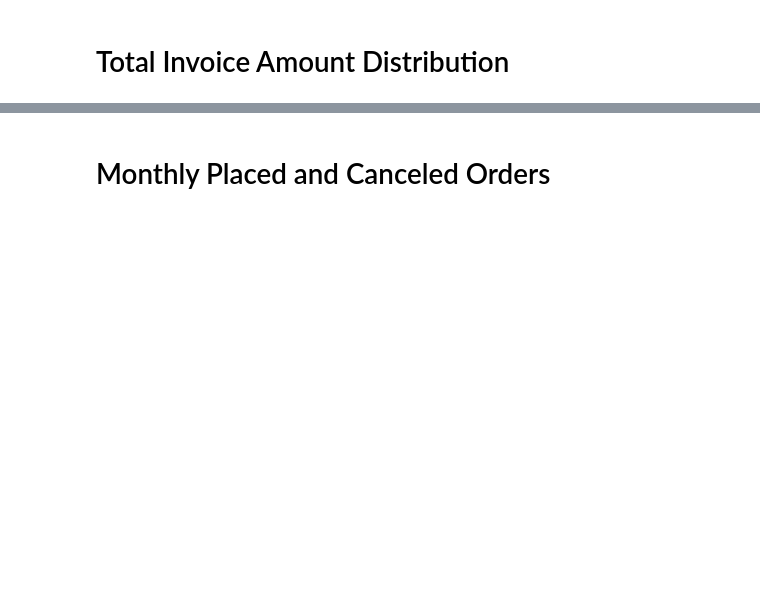
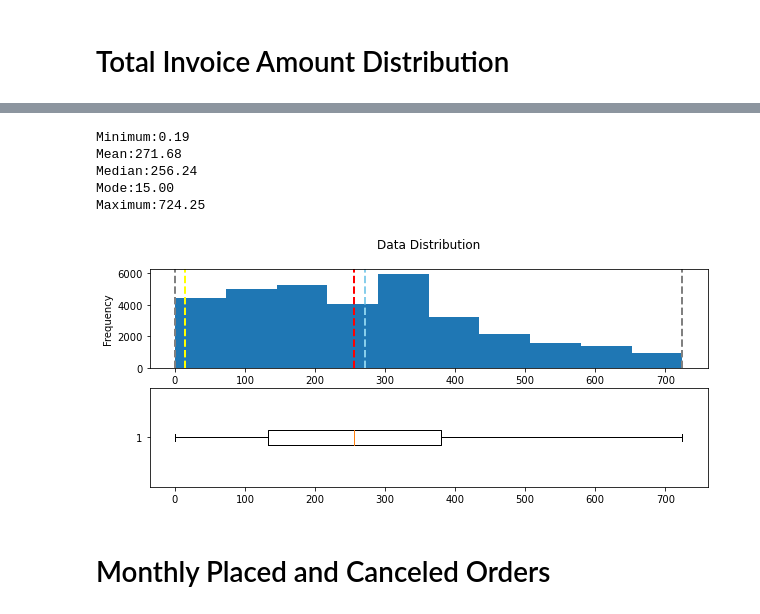
Before and after one commit to jarviscanada/jarvis_data_eng_KantyGakima, a Jupyter notebook: python_data_analytics/retail_data_analytics_wrangling.ipynb, the cells around one changed output, grey strips where cells are left out. Saved outputs shown, nothing was run; the diff lists cells and outputs as text; code cells hidden in the pictures; blank space fills up the shorter version.

```diff
--- a/python_data_analytics/retail_data_analytics_wrangling.ipynb
+++ b/python_data_analytics/retail_data_analytics_wrangling.ipynb
@@ -220,3 +165,17 @@ Maximum:168469.60
+# %%
+#Distribution of the first 85 quantiles
+
+#filter incoice_amount_df to keep the first 85 quantiles
+q85 = invoice_amount_df['Amount'].quantile(0.85)
+remove_outliers = invoice_amount_df[invoice_amount_df['Amount'] <= q85]
+show_distribution(remove_outliers['Amount'])
+# %% [output]
+Minimum:0.19
+Mean:271.68
+Median:256.24
+Mode:15.00
+Maximum:724.25
+[figure, added]
 # %% [markdown]
 # Monthly Placed and Canceled Orders
 # %% [markdown]
```
Also changed, not shown: parts of 10 cells of this notebook.
